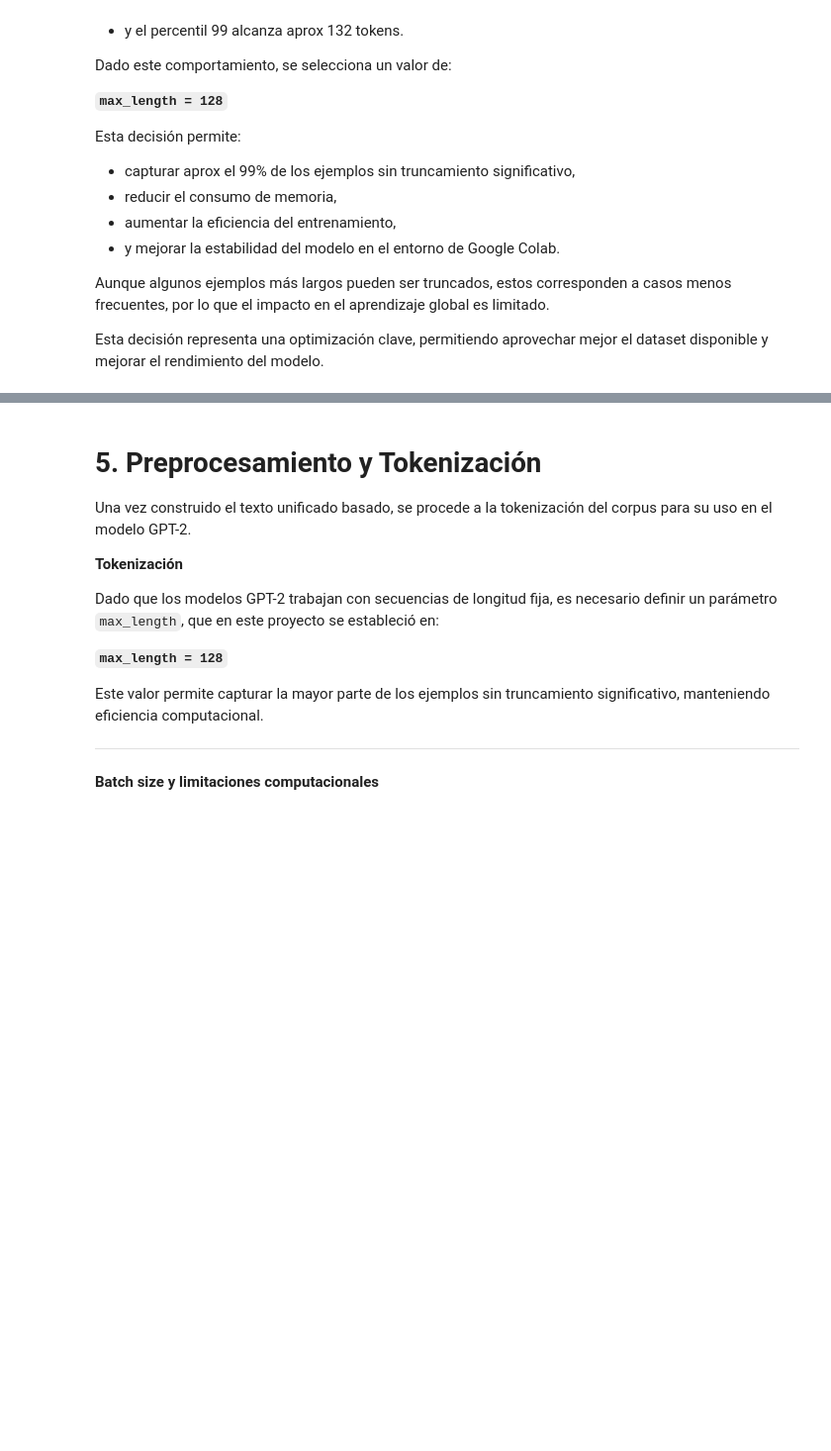
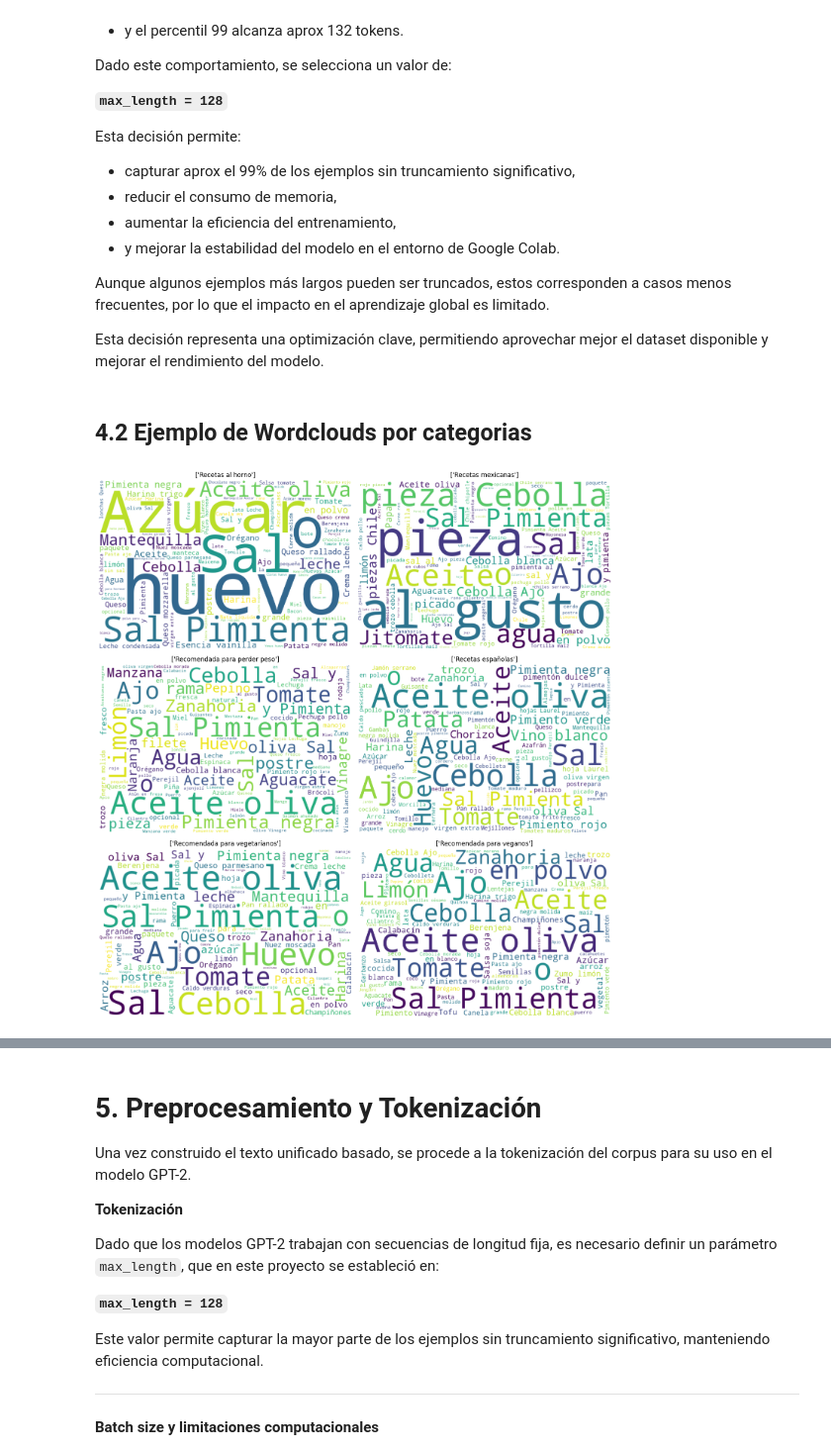
Before and after one commit to jhonattanreales21/nlp_icesi, a Jupyter notebook: unidad_5/Cano_Reales_text_generation_gpt.ipynb, the cells around one changed output, grey strips where cells are left out. Shown at 99% size. Drawn from its saved outputs; the diff is of its cells as text; code cells hidden in the pictures; blank space fills up the shorter version.

Commit message:
add wordclouds

```diff
--- a/unidad_5/Cano_Reales_text_generation_gpt.ipynb
+++ b/unidad_5/Cano_Reales_text_generation_gpt.ipynb
@@ -450,7 +553,7 @@ def clean_text(x):
 
     # Eliminar palabras de medidas
     x = re.sub(
-        r"\b(cucharad[ao]s?|cucharadita[s]?|pizca?|tazas?|gramo[s]?|g?|grs?|gr?|kilogramos?|kg?|litros?|mililitros?)\b",
+        r"\b(cucharad[ao]s?|cucharadita[s]?|pizca?|tazas?|gramo[s]?|gramos?|g?|grs?|gr?|kilogramos?|kg?|litros?|mililitros?)\b",
         " ",
         x,
         flags=re.IGNORECASE,
@@ -612,3 +735,51 @@ Esta decisión permite:
 Aunque algunos ejemplos más largos pueden ser truncados, estos corresponden a casos menos frecuentes, por lo que el impacto en el aprendizaje global es limitado.
 
 Esta decisión representa una optimización clave, permitiendo aprovechar mejor el dataset disponible y mejorar el rendimiento del modelo.
+# %% [markdown]
+## 4.2 Ejemplo de Wordclouds por categorias
+# %%
+# Para top 6 categorias no nulas, graficar un wordcloud de los ingredientes más frecuentes
+top_categorias = (
+    df_text["Categoria"]
+    .fillna("Desconocido")
+    .str.strip()
+    .replace("", "Desconocido")
+    .value_counts()
+    .head(8)
+)
+
+top_categorias.drop("Desconocido", errors="ignore", inplace=True)
+top_categorias.drop("[]", errors="ignore", inplace=True)
+
+
+# Crear figura con grilla 3x2
+fig, axes = plt.subplots(3, 2, figsize=(14, 15))
+axes = axes.flatten()
+
+for i, categoria in enumerate(top_categorias.index):
+    subset = df_text[
+        df_text["Categoria"]
+        .fillna("Desconocido")
+        .str.strip()
+        .replace("", "Desconocido")
+        == categoria
+    ]
+
+    text_corpus = " ".join(subset["Ingredientes"].apply(clean_text).tolist())
+
+    wordcloud = WordCloud(
+        width=600,
+        height=400,
+        background_color="white",
+        colormap="viridis",
+        max_words=100,
+    ).generate(text_corpus)
+
+    axes[i].imshow(wordcloud, interpolation="bilinear")
+    axes[i].axis("off")
+    axes[i].set_title(f"{categoria}", fontsize=12)
+
+plt.tight_layout()
+plt.show()
+# %% [output]
+[figure, added]
```
Also changed, not shown: parts of 20 cells of this notebook.
